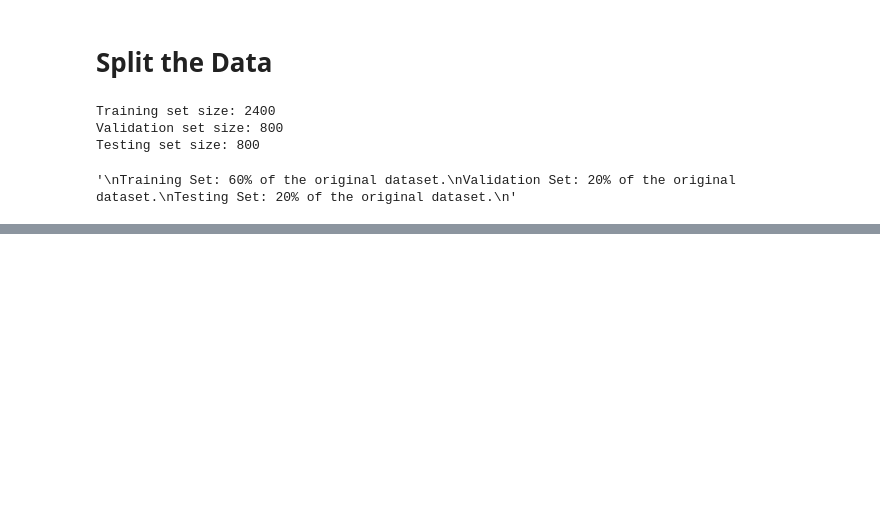
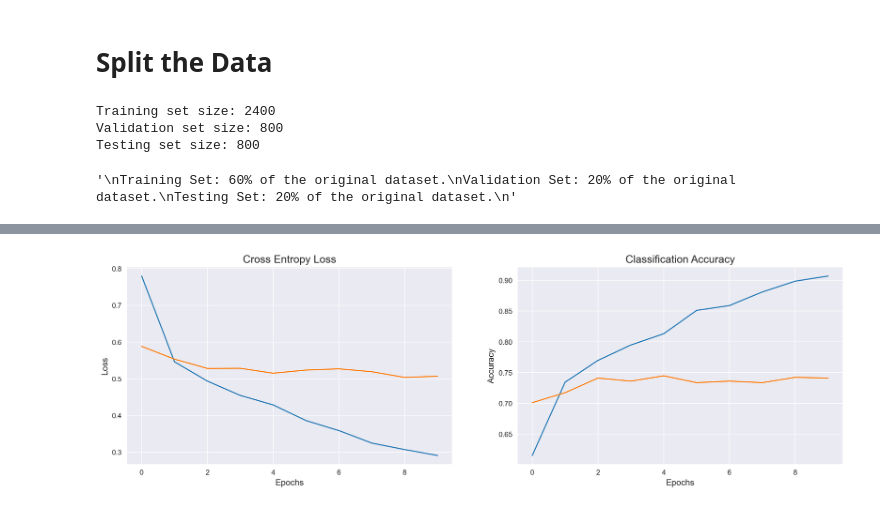
Before and after one commit to ben-dom393/DSA4263_Dating_Fraud, a Jupyter notebook: notebooks/face_preprocessing_modelling_combined.ipynb, the cells around one changed output, grey strips where cells are left out. Saved outputs shown, nothing was run; the diff lists cells and outputs as text; code cells hidden in the pictures; blank space fills up the shorter version.

Commit message:
Transfer Learning
Combined preprocess and modelling attempt

```diff
--- a/notebooks/face_preprocessing_modelling_combined.ipynb
+++ b/notebooks/face_preprocessing_modelling_combined.ipynb
@@ -239,0 +263,2 @@ Since the images are already loaded and preprocessed, you don't need a separate
+# %%
+model.compile(optimizer='adamax', loss='binary_crossentropy', metrics=['accuracy'])
@@ -239,0 +285,15 @@ Since the images are already loaded and preprocessed, you don't need a separate
+# %%
+callbacks_list = [
+    EarlyStopping(monitor='val_loss',
+                  patience=10,
+                  restore_best_weights=True,verbose=0),
+    ReduceLROnPlateau(monitor = 'val_accuracy',patience=2,
+                      factor=0.5,
+                      min_lr = 0.00001,
+                      verbose = 1)
+]
+# %%
+mod_hist = model.fit(X_train, y_train,
+                     epochs=10, batch_size=32,
+                     validation_data=(X_val, y_val),
+                     callbacks = callbacks_list)
@@ -239,0 +320,24 @@ Since the images are already loaded and preprocessed, you don't need a separate
+# %%
+# plots for accuracy and Loss with epochs
+error = pd.DataFrame(mod_hist.history)
+
+plt.figure(figsize=(18,5),dpi=200)
+sns.set_style('darkgrid')
+
+plt.subplot(121)
+plt.title('Cross Entropy Loss',fontsize=15)
+plt.xlabel('Epochs',fontsize=12)
+plt.ylabel('Loss',fontsize=12)
+plt.plot(error['loss'])
+plt.plot(error['val_loss'])
+
+plt.subplot(122)
+plt.title('Classification Accuracy',fontsize=15)
+plt.xlabel('Epochs',fontsize=12)
+plt.ylabel('Accuracy',fontsize=12)
+plt.plot(error['accuracy'])
+plt.plot(error['val_accuracy'])
+
+plt.show()
+# %% [output]
+[figure, added]
```
Also changed, not shown: parts of 13 cells of this notebook, 1 other file.
